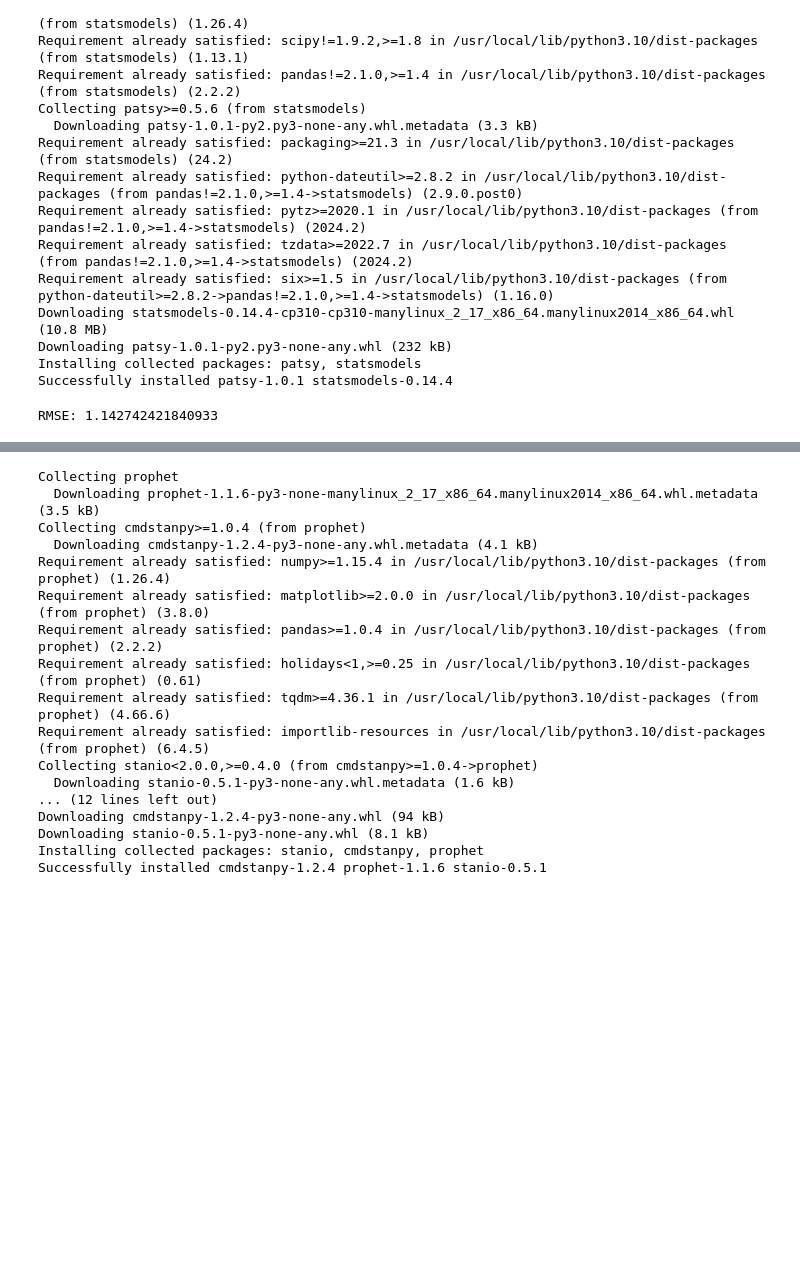
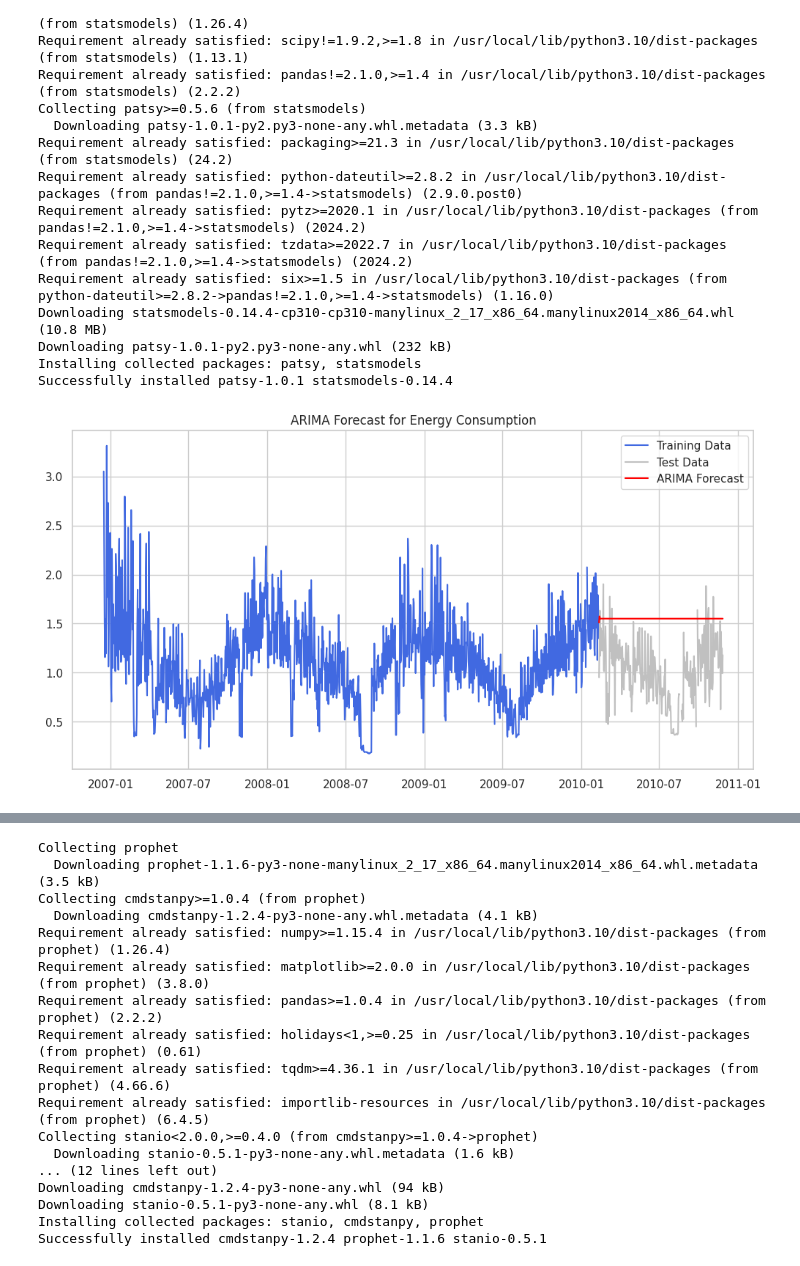
Before and after one commit to AechGit/Energy-Consumption-Project-Springboard, a Jupyter notebook: Hitesh_Energy_consumption_Prediction.ipynb, the cells around one changed output, grey strips where cells are left out. Saved outputs shown, nothing was run; the diff lists cells and outputs as text; code cells hidden in the pictures; blank space fills up the shorter version.

```diff
--- a/Hitesh_Energy_consumption_Prediction.ipynb
+++ b/Hitesh_Energy_consumption_Prediction.ipynb
@@ -713,6 +731,23 @@ predictions = model_fit.predict(start=0, end=len(y_test) - 1)
-# %%
-# Calculate RMSE
-rmse = np.sqrt(mean_squared_error(y_test, predictions))
-print("RMSE:", rmse)
-# %% [output]
-RMSE: 1.142742421840933
+# %%
+import matplotlib.pyplot as plt
+
+daily_power = df.resample('D', on='Datetime')['Global_active_power'].mean()
+
+train_size = int(len(daily_power) * 0.8)
+train, test = daily_power[:train_size], daily_power[train_size:]
+
+arima_model = ARIMA(train, order=(2, 1, 2))
+arima_fit = arima_model.fit()
+
+
+forecast = arima_fit.forecast(steps=len(test))
+
+plt.figure(figsize=(12, 6))
+plt.plot(train, label="Training Data", color ="royalblue")
+plt.plot(test, label="Test Data", color="silver")
+plt.plot(test.index, forecast, label="ARIMA Forecast", color="red")
+plt.legend()
+plt.title("ARIMA Forecast for Energy Consumption")
+plt.show()
+# %% [output]
+[figure, added]
```
Also changed, not shown: parts of 26 cells of this notebook.
